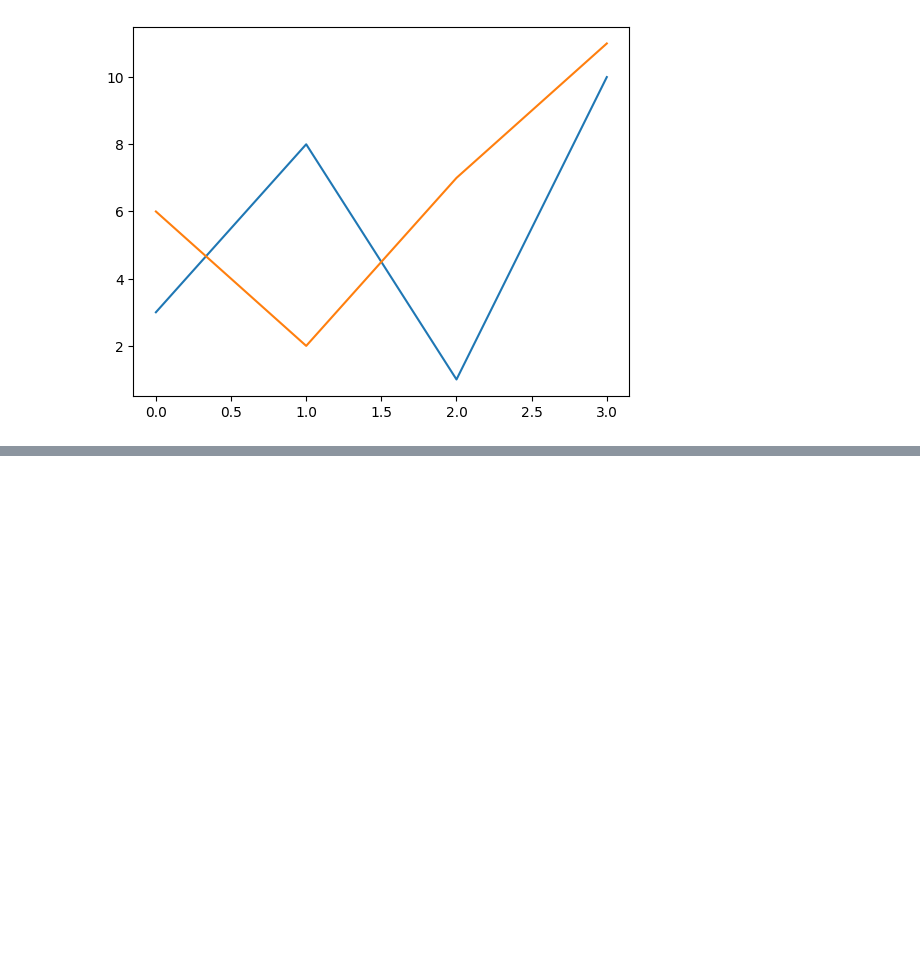
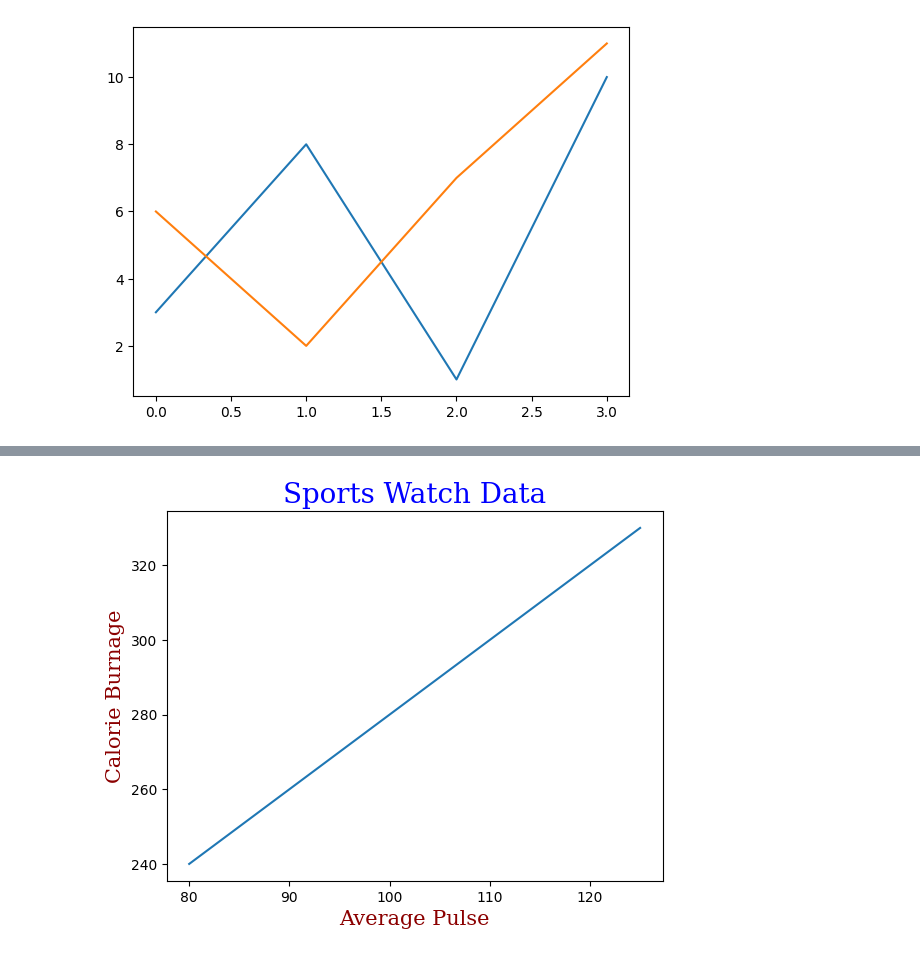
Before and after one commit to Annafi06/Matplotlib-Basics, a Jupyter notebook: Matpotlib.ipynb, the cells around one changed output, grey strips where cells are left out. Saved outputs shown, nothing was run; the diff lists cells and outputs as text; code cells hidden in the pictures; blank space fills up the shorter version.

```diff
--- a/Matpotlib.ipynb
+++ b/Matpotlib.ipynb
@@ -236,0 +272,19 @@ plt.show()
+# %%
+#Set Font Properties for Title and Labels
+import numpy as np
+import matplotlib.pyplot as plt
+
+x = np.array([80, 85, 90, 95, 100, 105, 110, 115, 120, 125])
+y = np.array([240, 250, 260, 270, 280, 290, 300, 310, 320, 330])
+
+font1 = {'family':'serif','color':'blue','size':20}
+font2 = {'family':'serif','color':'darkred','size':15}
+
+plt.title("Sports Watch Data", fontdict = font1)
+plt.xlabel("Average Pulse", fontdict = font2)
+plt.ylabel("Calorie Burnage", fontdict = font2)
+
+plt.plot(x, y)
+plt.show()
+# %% [output]
+[figure, added]
```
Also changed, not shown: parts of 4 cells of this notebook.
